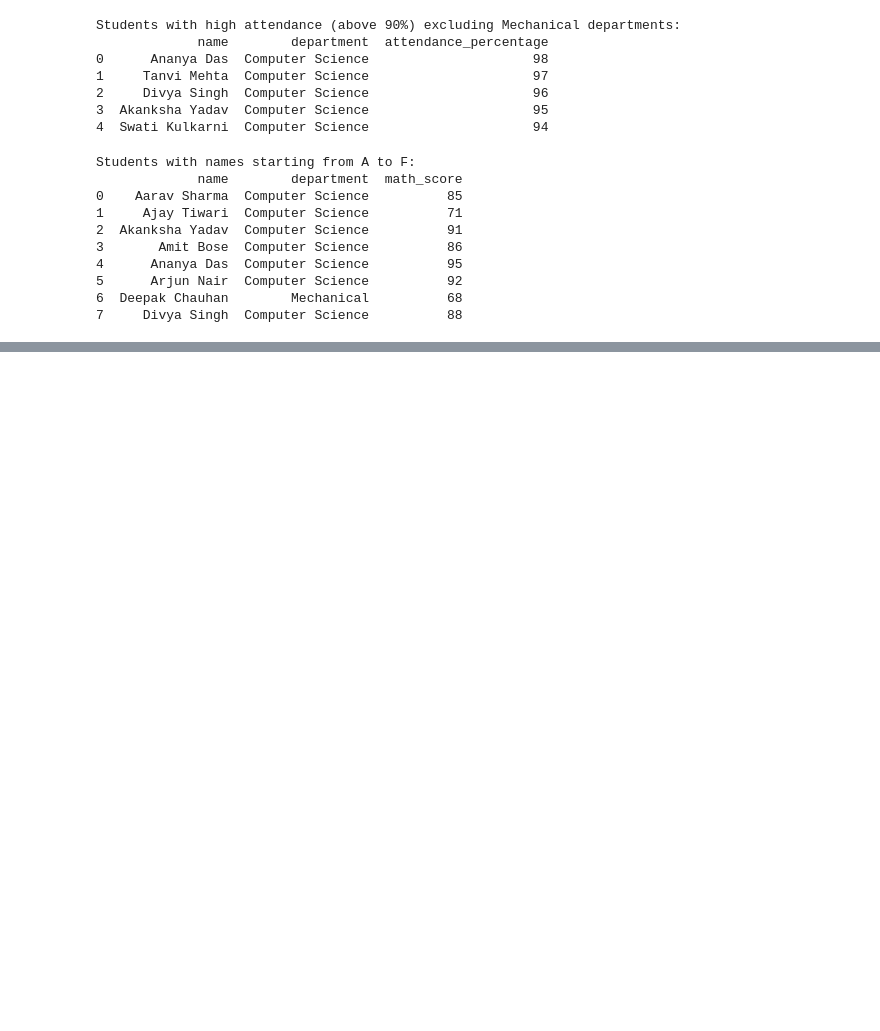
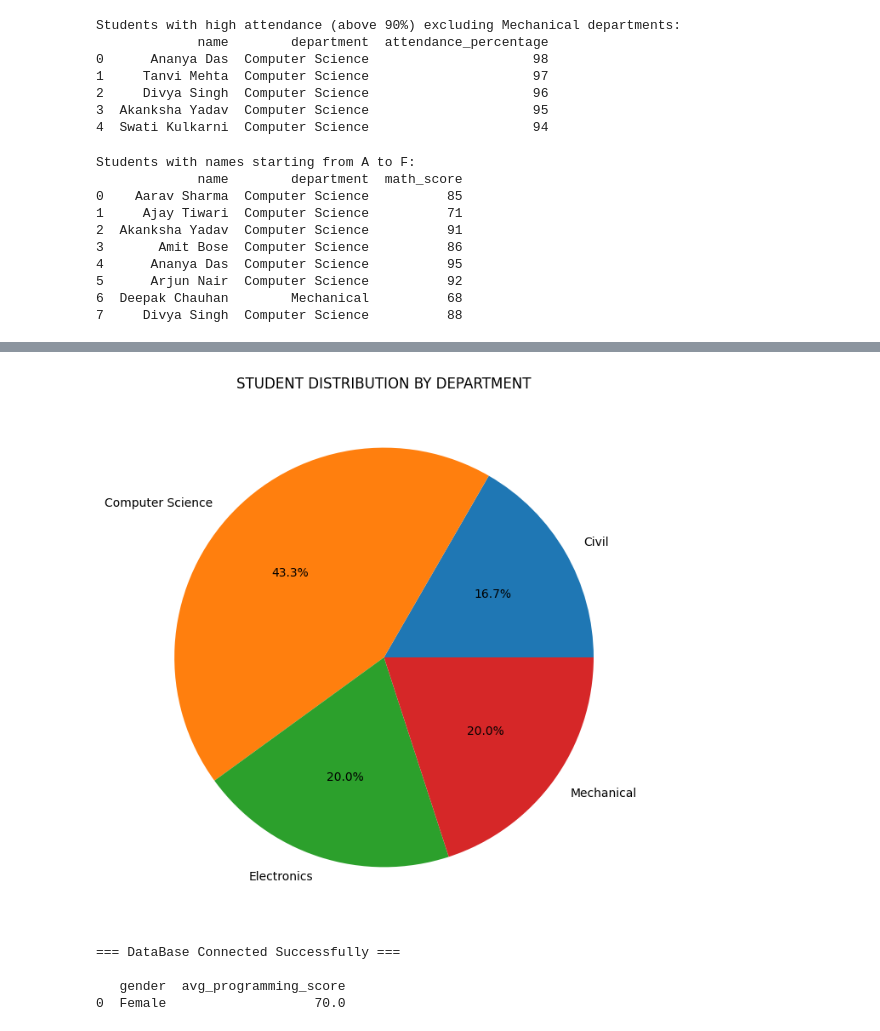
Before and after one commit to thanvika05/Thanvika_CodeBooster_2026, a Jupyter notebook: Day2/Day_2.ipynb, the cells around one changed output, grey strips where cells are left out. Drawn from its saved outputs; the diff is of its cells as text; code cells hidden in the pictures; blank space fills up the shorter version.

```diff
--- a/Day2/Day_2.ipynb
+++ b/Day2/Day_2.ipynb
@@ -165,0 +296,58 @@ Students with names starting from A to F:
+# %%
+import sqlite3 as sql
+import pandas as pd
+import matplotlib.pyplot as plt
+
+# Connect database
+conn = sql.connect('internship.db') # Changed to internship.db
+
+# SQL query
+chart_sql = """
+SELECT department, COUNT(student_id) AS student_count
+FROM students
+GROUP BY department
+"""
+
+# Read data
+department_data = pd.read_sql_query(chart_sql, conn)
+
+# Close connection
+conn.close()
+
+# Create pie chart
+fig, ax = plt.subplots(figsize=(8,8))
+
+ax.pie(
+    department_data['student_count'],
+    labels=department_data['department'],
+    autopct='%1.1f%%'
+)
+
+# Title
+ax.set_title("STUDENT DISTRIBUTION BY DEPARTMENT")
+
+# Show chart
+plt.show()
+# %% [output]
+[figure, added]
+# %%
+import matplotlib.pyplot as plt
+conn = sql.connect('internship.db')
+cursor = conn.cursor()
+chart_sql = """
+SELECT gender , ROUND(AVG(programming_score)) AS avg_programming_score
+FROM students
+WHERE gender = "Female"
+GROUP BY gender
+ORDER BY avg_programming_score DESC
+"""
+data = pd.read_sql(chart_sql,conn)
+print("=== DataBase Connected Successfully ===")
+print("")
+print(data)
+conn.close()
+# %% [output]
+=== DataBase Connected Successfully ===
+
+   gender  avg_programming_score
+0  Female                   70.0
```
Also changed, not shown: parts of 10 cells of this notebook.
